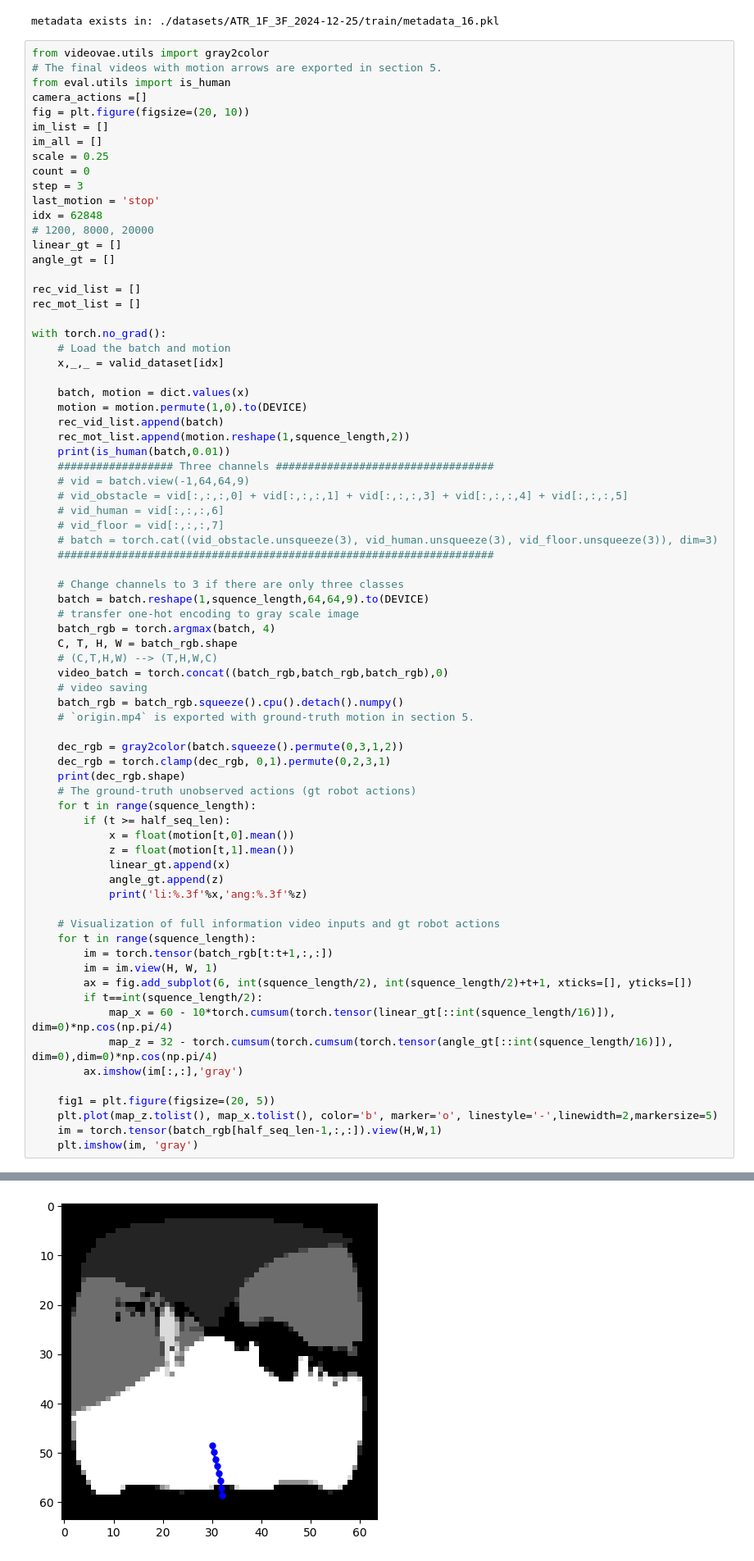
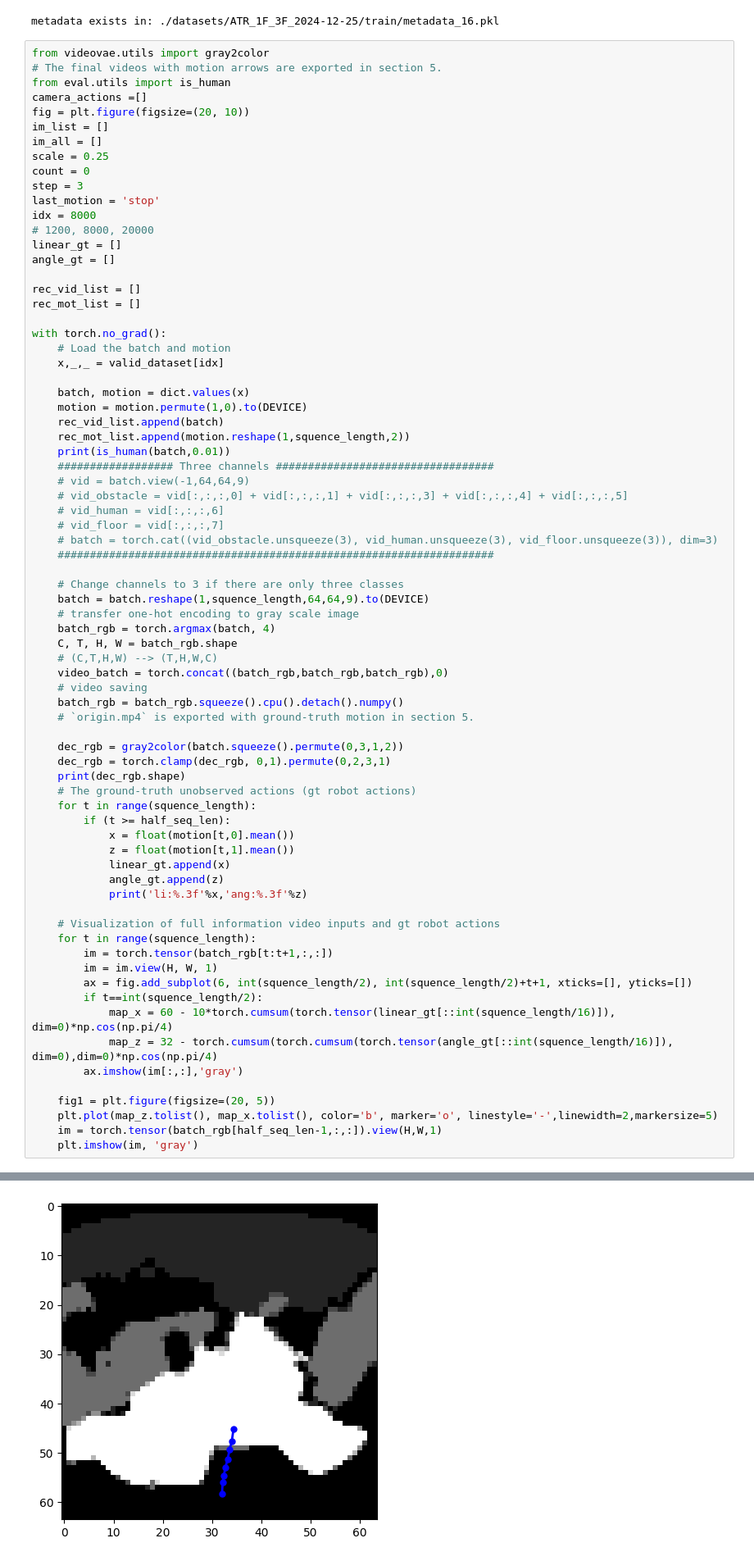
Before and after one commit to innovation-x/mmVAEAC_for_mobile_robot, a Jupyter notebook: mmVAEAC_train_and_test.ipynb, the cells around one changed output, grey strips where cells are left out. Shown at 82% size. Drawn from its saved outputs; the diff is of its cells as text.

```diff
--- a/mmVAEAC_train_and_test.ipynb
+++ b/mmVAEAC_train_and_test.ipynb
@@ -193,7 +193,7 @@ scale = 0.25
 count = 0
 step = 3
 last_motion = 'stop'
-idx = 62848
+idx = 8000
 # 1200, 8000, 20000
 linear_gt = []
 angle_gt = []
@@ -276,4 +276,4 @@ li:0.203 ang:0.000
-[figure, old version]
+[figure, new version]
 # %% [markdown]
 ### 4.2 Generate the Sample
 # %%
```
Also changed, not shown: parts of 5 cells of this notebook.
